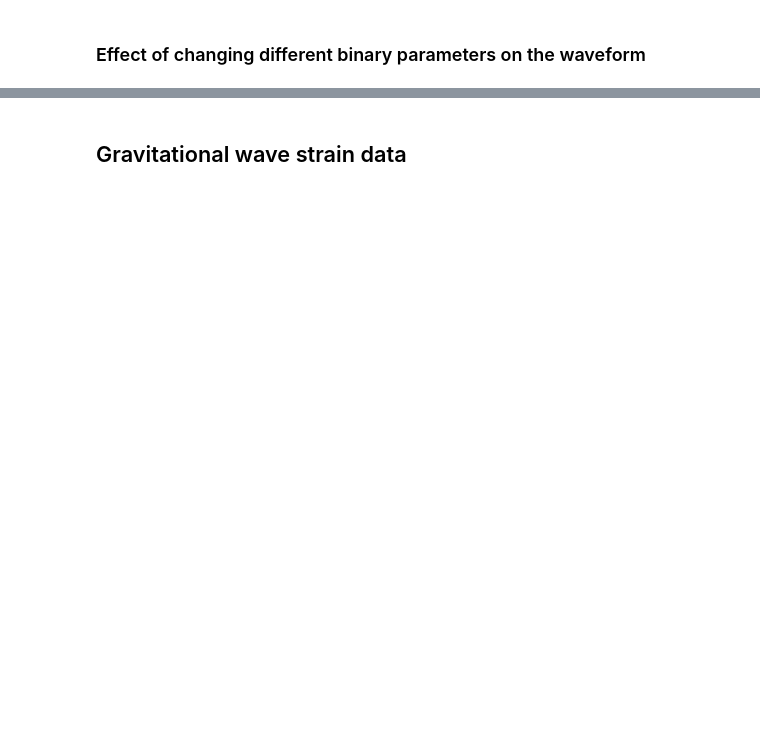
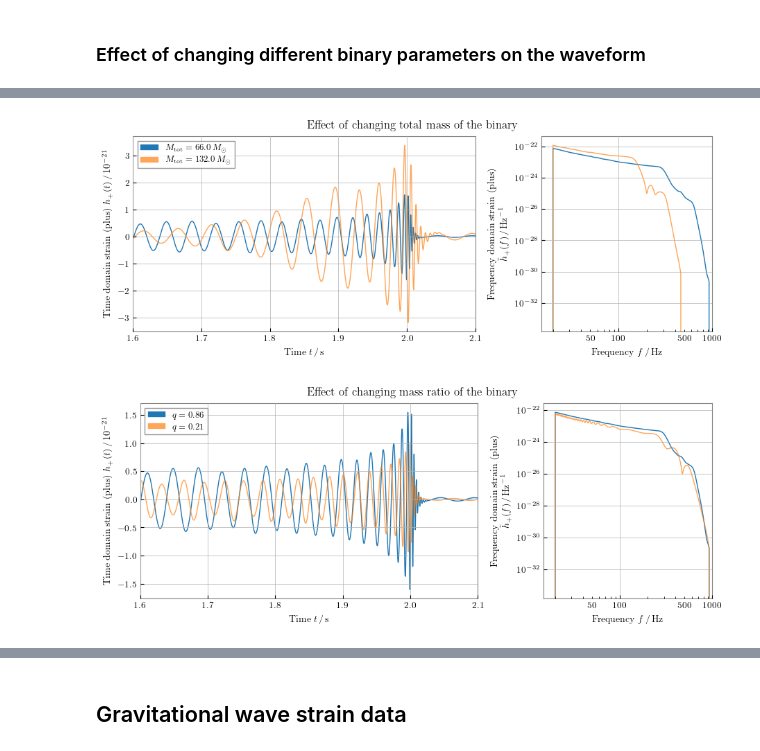
Before and after one commit to gravityhub-org/surip-summer-school-2026, a Jupyter notebook: PE_and_waveform_tutorial/PE_and_waveform_tutorial.ipynb, the cells around one changed output, grey strips where cells are left out. Drawn from its saved outputs; the diff is of its cells as text; code cells hidden in the pictures; blank space fills up the shorter version.

```diff
--- a/PE_and_waveform_tutorial/PE_and_waveform_tutorial.ipynb
+++ b/PE_and_waveform_tutorial/PE_and_waveform_tutorial.ipynb
@@ -66,7 +103,7 @@ gw150914_parameters = dict(
     phi_12=1.7,
     phi_jl=0.3,
     luminosity_distance=470.0,
-    theta_jn=0.4,
+    theta_jn=2.4,
     psi=2.65,
     phase=1.3,
     geocent_time=geocent_time,
@@ -166,0 +131,73 @@ fig2.savefig(outdir / 'effect_of_mass_ratio_on_waveform.pdf')
+# %%
+def plot_waveform(wfm_gen, parameters, axes, **plot_kwargs):
+    wfm_gen.parameters = parameters
+    gw_hpc_td = wfm_gen.time_domain_strain()
+    gw_strain_td = gw_hpc_td['plus']
+    gw_strain_td_abs = np.sqrt(gw_hpc_td['plus']**2 + gw_hpc_td['cross']**2)
+    gw_hpc_fd = wfm_gen.frequency_domain_strain()
+    gw_strain_fd = gw_hpc_fd['plus']
+
+    ## Time-domain
+    ax = axes[0]
+    ax.plot(wfm_gen.time_array,
+            np.roll(gw_strain_td, int(duration * sampling_frequency/2)) * 1e21, **plot_kwargs)
+    ax.set_xlabel(r'Time $t\,/\,{\rm s}$')
+    ax.set_ylabel(r'Time domain strain (plus) $h_+(t)\,/\,10^{-21}$')
+    ## Frequency-domain
+    ax = axes[1]
+    ax.loglog(wfm_gen.frequency_array, np.abs(gw_strain_fd), **plot_kwargs)
+    ax.set_xlabel(r'Frequency $f\,/\,{\rm Hz}$')
+    ax.set_ylabel("Frequency domain strain (plus)\n" +  r'$\tilde h_+(f)\,/\,{\rm Hz}^{-1}$')
+
+    if len(axes) > 2:
+        ax = axes[2]
+        ax.plot(wfm_gen.time_array,
+            np.roll(gw_strain_td_abs, int(duration * sampling_frequency/2)) * 1e21, **plot_kwargs)
+        ax.set_xlabel(r'Time $t\,/\,{\rm s}$')
+        ax.set_ylabel(r'Time domain strain amplitude $|h(t)|\,/\,10^{-21}$')
+
+    return gw_hpc_td, gw_hpc_fd
+
+
+wfm_gen.parameters = gw150914_parameters
+
+fig1, axes1 = plt.subplots(1, 2, figsize=(9, 3.5),
+                         width_ratios=[2, 1], constrained_layout=True)
+fig1.suptitle('Effect of changing total mass of the binary')
+fig2, axes2 = plt.subplots(1, 2, figsize=(9, 3.5),
+                         width_ratios=[2, 1], constrained_layout=True)
+fig2.suptitle('Effect of changing mass ratio of the binary')
+
+# Plot the original waveform first
+for axes in (axes1, axes2):
+    ## Time-domain
+    plot_waveform(wfm_gen, gw150914_parameters, axes)
+
+    axes[0].set_xlim(1.6, 2.1)
+    axes[1].set_xlim(15, 1000)
+
+## Varying the parameters
+### Update masses
+massive_bbh = gw150914_parameters.copy()
+massive_bbh['total_mass'] *= 2.0  # 66 * 2 = 132
+wfm_gen.parameters = massive_bbh
+plot_waveform(wfm_gen, massive_bbh, axes1, alpha=0.7)
+axes1[0].legend(labels=[
+    fr'$M_{{\rm tot}} = {gw150914_parameters["total_mass"]:.1f}\,M_\odot$',
+    fr'$M_{{\rm tot}} = {massive_bbh["total_mass"]:.1f}\,M_\odot$'])
+
+### Update the mass ratio.
+asymmetric_bbh = gw150914_parameters.copy()
+asymmetric_bbh['mass_ratio'] /= 4.0
+wfm_gen.parameters = asymmetric_bbh
+plot_waveform(wfm_gen, asymmetric_bbh, axes2, alpha=0.7)
+
+axes2[0].legend(labels=[
+    fr'$q = {gw150914_parameters["mass_ratio"]:.2f}$',
+    fr'$q = {asymmetric_bbh["mass_ratio"]:.2f}$'])
+
+fig1.savefig(outdir / 'effect_of_total_mass_on_waveform.pdf')
+fig2.savefig(outdir / 'effect_of_mass_ratio_on_waveform.pdf')
+# %% [output]
+[figure, added]
+[figure, added]
```
Also changed, not shown: parts of 25 cells of this notebook.
